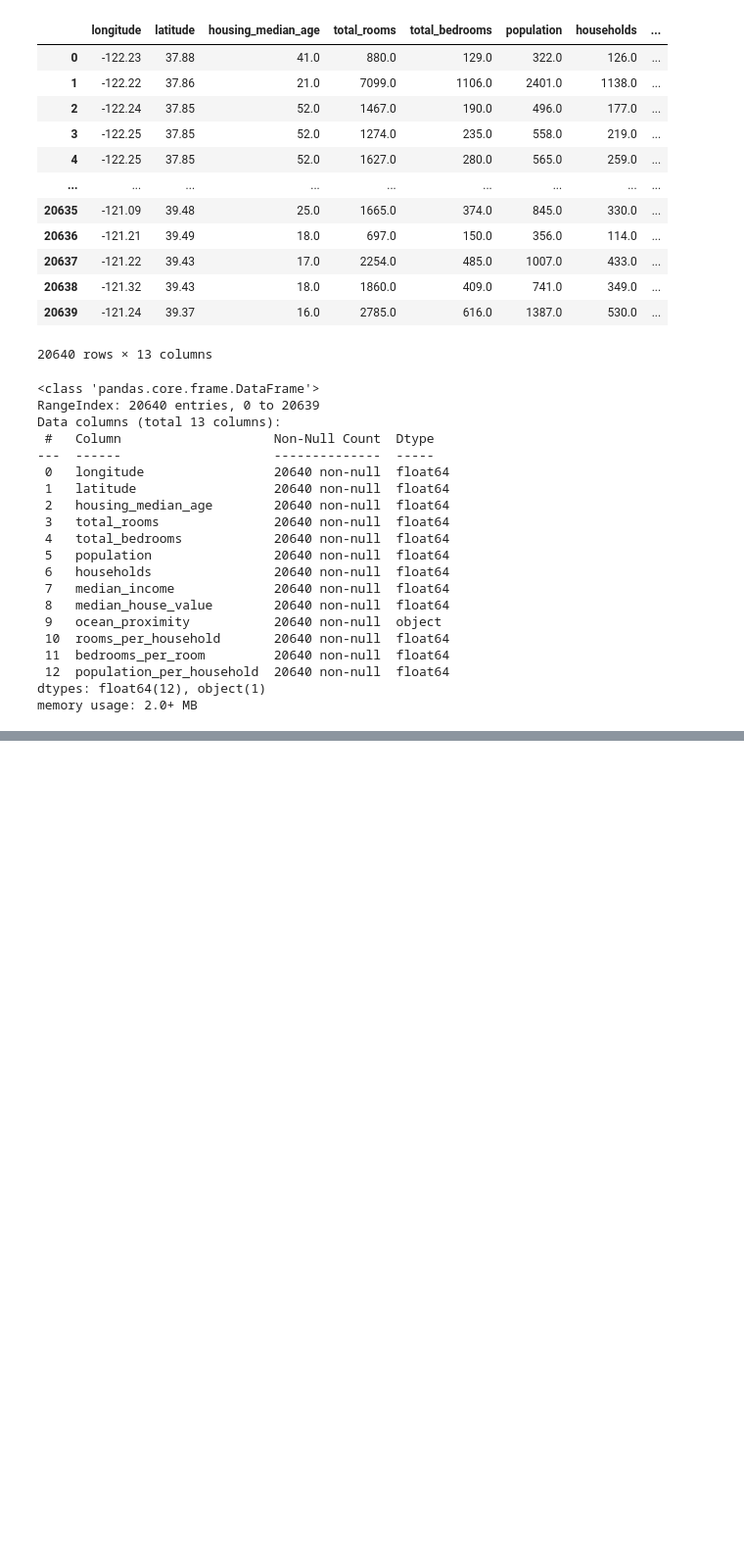
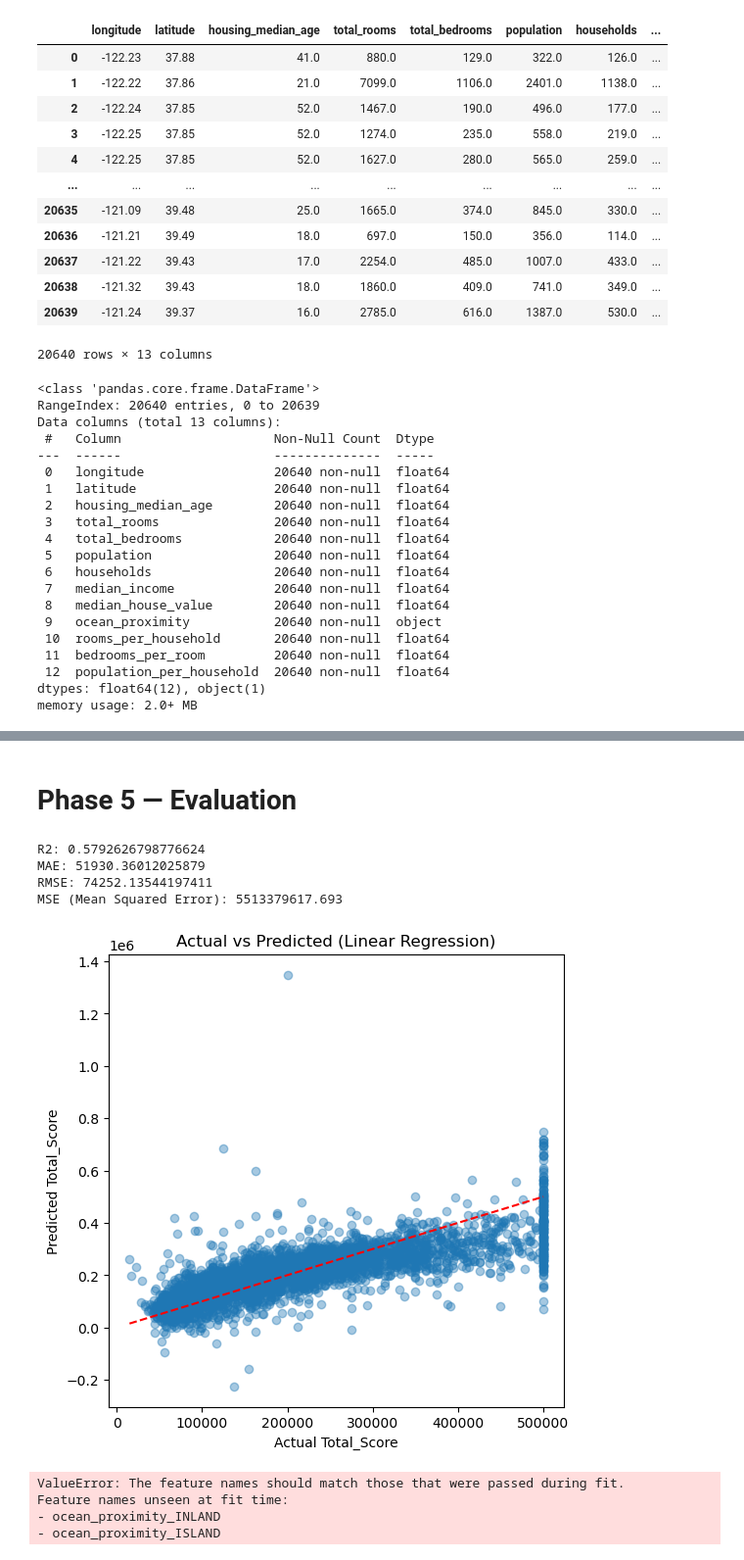
Before and after one commit to Sayem-2021331081/Project_1, a Jupyter notebook: Housing_Price_Detecttion.ipynb, the cells around one changed output, grey strips where cells are left out. Shown at 98% size. Cells and saved outputs as stored; diff of their text form; code cells hidden in the pictures; blank space fills up the shorter version.

```diff
--- a/Housing_Price_Detecttion.ipynb
+++ b/Housing_Price_Detecttion.ipynb
@@ -362,7 +362,7 @@ dtypes: float64(12), object(1)
 memory usage: 2.0+ MB
 # %%
 # Features and Target
-X = df.drop([], axis=1)
+X = df.drop(["median_house_value", "ocean_proximity"], axis=1)
 y = df["median_house_value"]
 # %%
 X_train, X_test, y_train, y_test = train_test_split(
@@ -374,5 +374,5 @@ X_train, X_test, y_train, y_test = train_test_split(
 # %%
 from sklearn.preprocessing import StandardScaler
 scaler=StandardScaler()
-X_train_scale=scaler.fit_transform(X_train)
-X_test_scale=scaler.fit_transform(X_test)
+X_train_scaled=scaler.fit_transform(X_train)
+X_test_scaled=scaler.transform(X_test)
@@ -380,0 +381,5 @@ ValueError: could not convert string to float: 'NEAR OCEAN'
+# %%
+from sklearn.linear_model import LinearRegression
+lin_model = LinearRegression()
+lin_model.fit(X_train_scaled, y_train)
+y_pred = lin_model.predict(X_test_scaled)
@@ -380,0 +390,66 @@ ValueError: could not convert string to float: 'NEAR OCEAN'
+# %% [markdown]
+# Phase 5 — Evaluation
+# %%
+from sklearn.metrics import (
+    mean_absolute_error, mean_squared_error, r2_score,
+    accuracy_score, precision_score, recall_score, f1_score,
+    confusion_matrix, ConfusionMatrixDisplay,
+    roc_curve, roc_auc_score
+)
+print("R2:", r2_score(y_test, y_pred))
+print("MAE:", mean_absolute_error(y_test, y_pred))
+print("RMSE:", np.sqrt(mean_squared_error(y_test, y_pred)))
+mse = mean_squared_error(y_test, y_pred)
+print(f"MSE (Mean Squared Error): {mse:.3f}")
+# %% [output]
+R2: 0.5792626798776624
+MAE: 51930.36012025879
+RMSE: 74252.13544197411
+MSE (Mean Squared Error): 5513379617.693
+# %%
+# Actual vs Predicted plot
+plt.figure(figsize=(6,6))
+plt.scatter(y_test, y_pred, alpha=0.4)
+plt.plot([y_test.min(), y_test.max()], [y_test.min(), y_test.max()], 'r--')
+plt.xlabel('Actual Total_Score')
+plt.ylabel('Predicted Total_Score')
+plt.title('Actual vs Predicted (Linear Regression)')
+plt.show()
+# %% [output]
+[figure, added]
+# %%
+import pandas as pd
+
+# User Input
+sample = {
+    "longitude": -122.23,
+    "latitude": 37.88,
+    "housing_median_age": 41,
+    "total_rooms": 880,
+    "total_bedrooms": 129,
+    "population": 322,
+    "households": 126,
+    "median_income": 8.3252,
+    "rooms_per_household": 880 / 126,
+    "bedrooms_per_room": 129 / 880,
+    "population_per_household": 322 / 126,
+    "ocean_proximity_INLAND": 0,
+    "ocean_proximity_ISLAND": 0,
+    "ocean_proximity_NEAR BAY": 1,
+    "ocean_proximity_NEAR OCEAN": 0
+}
+
+sample_df = pd.DataFrame([sample])
+
+# Scale
+sample_scaled = scaler.transform(sample_df)
+
+# Predict
+prediction = lin_model.predict(sample_scaled)
+
+print(f"Predicted House Value: ${prediction[0]:,.2f}")
+# %% [output]
+ValueError: The feature names should match those that were passed during fit.
+Feature names unseen at fit time:
+- ocean_proximity_INLAND
+- ocean_proximity_ISLAND
```
Also changed, not shown: parts of 3 cells of this notebook.
